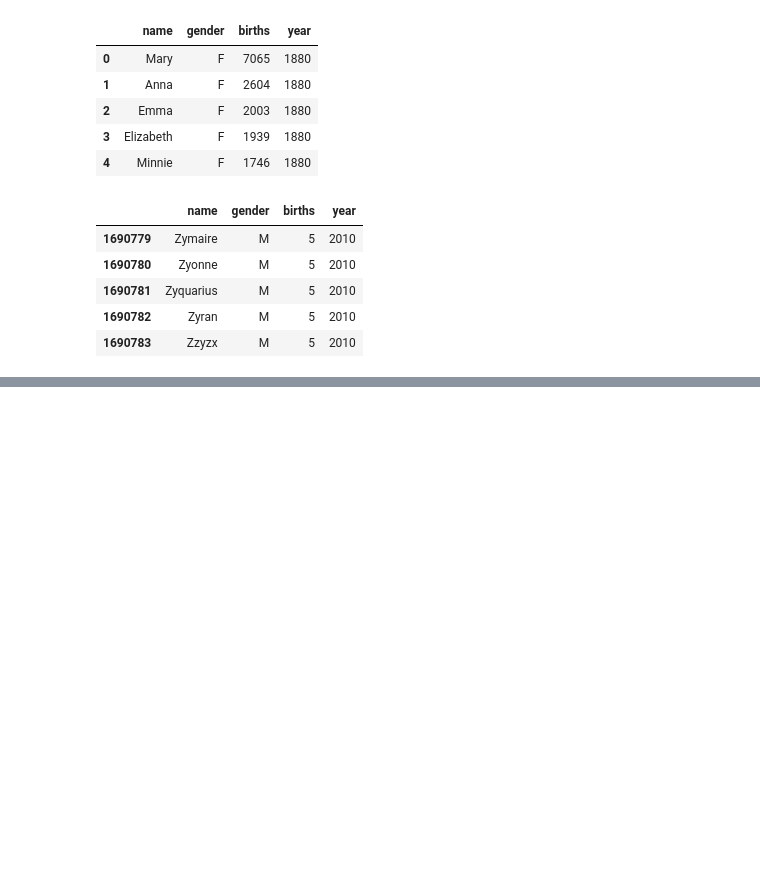
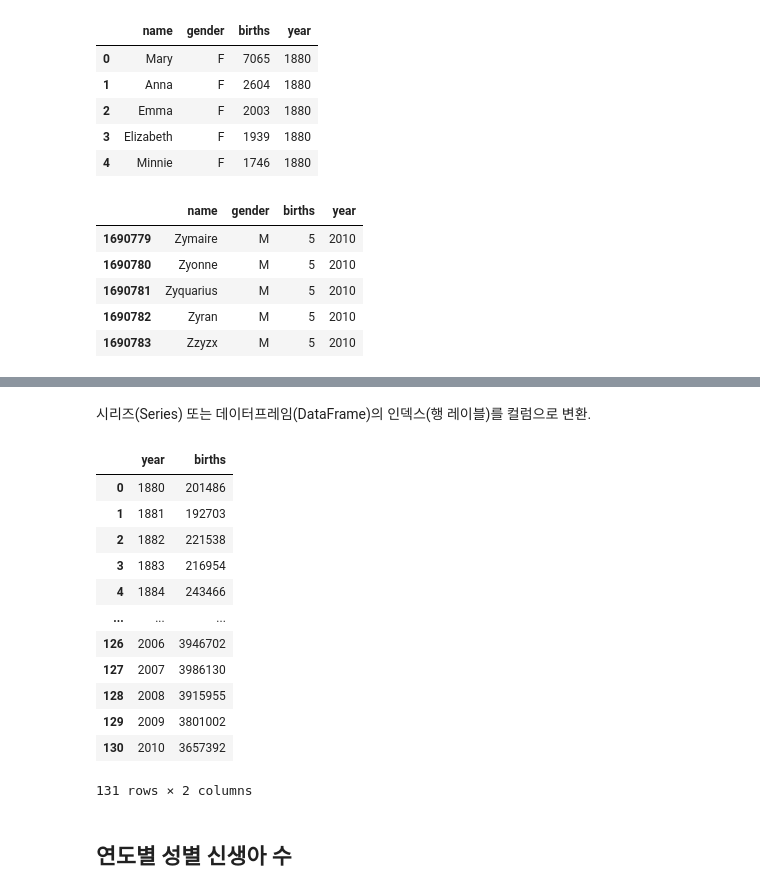
Before and after one commit to JakeOh/202504_itwill_oracle88, a Jupyter notebook: python22.ipynb, the cells around one changed output, grey strips where cells are left out. Drawn from its saved outputs; the diff is of its cells as text; code cells hidden in the pictures; blank space fills up the shorter version.

```diff
--- a/python22.ipynb
+++ b/python22.ipynb
@@ -159,0 +219,20 @@ yob_df.tail()
+# %% [markdown]
+시리즈(Series) 또는 데이터프레임(DataFrame)의 인덱스(행 레이블)를 컬럼으로 변환.
+# %%
+births_by_year.reset_index()
+# %% [output]
+|  | year | births |
+| 0 | 1880 | 201486 |
+| 1 | 1881 | 192703 |
+| 2 | 1882 | 221538 |
+| 3 | 1883 | 216954 |
+| 4 | 1884 | 243466 |
+| ... | ... | ... |
+| 126 | 2006 | 3946702 |
+| 127 | 2007 | 3986130 |
+| 128 | 2008 | 3915955 |
+| 129 | 2009 | 3801002 |
+| 130 | 2010 | 3657392 |
+131 rows × 2 columns
+# %% [markdown]
+## 연도별 성별 신생아 수
```
Also changed, not shown: parts of 6 cells of this notebook.
